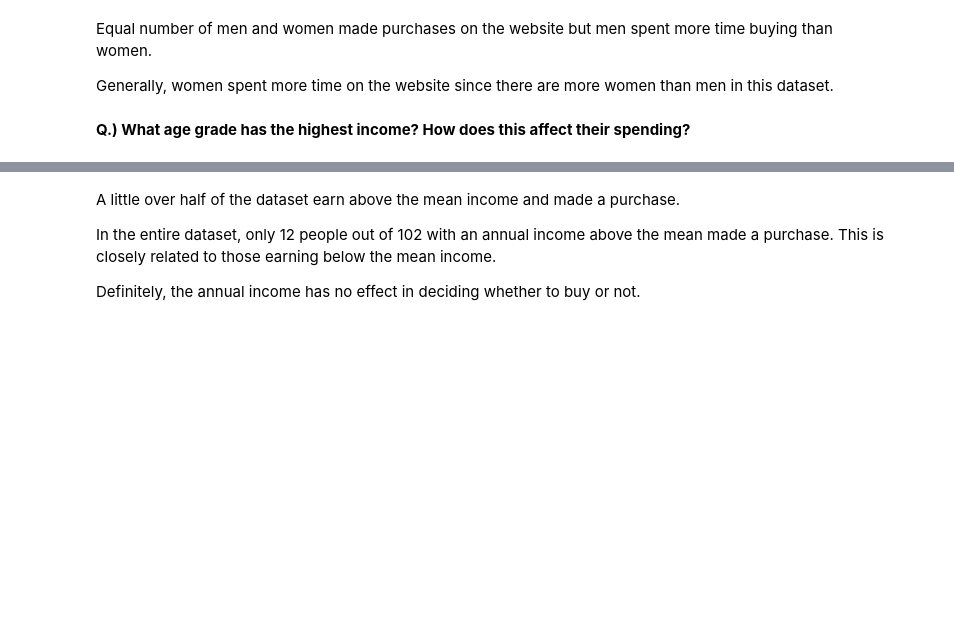
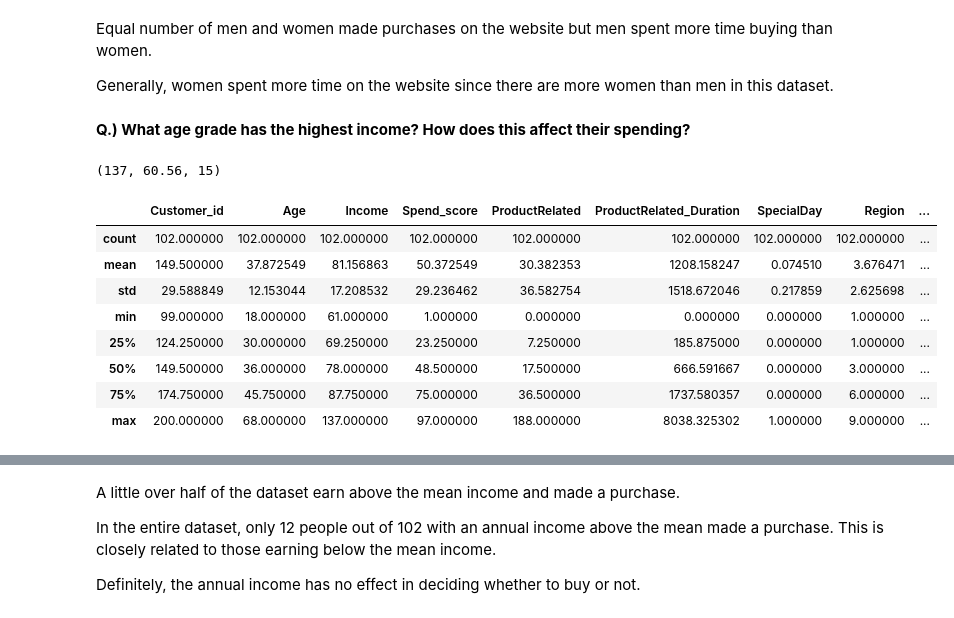
Before and after one commit to Hassanat-Awodipe/Engagement-Analysis-of-a-Shopping-Website, a Jupyter notebook: Analysis_of_an_Online_shopping_data.ipynb, the cells around one changed output, grey strips where cells are left out. Saved outputs shown, nothing was run; the diff lists cells and outputs as text; code cells hidden in the pictures; blank space fills up the shorter version.

```diff
--- a/Analysis_of_an_Online_shopping_data.ipynb
+++ b/Analysis_of_an_Online_shopping_data.ipynb
@@ -537,9 +553,21 @@ Generally, women spent more time on the website since there are more women than
 # %% [markdown]
 **Q.) What age grade has the highest income? How does this affect their spending?**
 # %%
-max(users_data['Annual Income (k$)']), users_data['Annual Income (k$)'].mean(), min(users_data['Annual Income (k$)'])
+max(users_data['Income']), users_data['Income'].mean(), min(users_data['Income'])
+# %% [output]
+(137, 60.56, 15)
 # %%
 #details of users who earned above the mean
-users_data[(users_data['Annual Income (k$)'] >= 60.56)].describe()
+users_data[(users_data['Income'] >= 60.56)].describe()
+# %% [output]
+|  | Customer_id | Age | Income | Spend_score | ProductRelated | ProductRelated_Duration | SpecialDay | Region | ... |
+| count | 102.000000 | 102.000000 | 102.000000 | 102.000000 | 102.000000 | 102.000000 | 102.000000 | 102.000000 | ... |
+| mean | 149.500000 | 37.872549 | 81.156863 | 50.372549 | 30.382353 | 1208.158247 | 0.074510 | 3.676471 | ... |
+| std | 29.588849 | 12.153044 | 17.208532 | 29.236462 | 36.582754 | 1518.672046 | 0.217859 | 2.625698 | ... |
+| min | 99.000000 | 18.000000 | 61.000000 | 1.000000 | 0.000000 | 0.000000 | 0.000000 | 1.000000 | ... |
+| 25% | 124.250000 | 30.000000 | 69.250000 | 23.250000 | 7.250000 | 185.875000 | 0.000000 | 1.000000 | ... |
+| 50% | 149.500000 | 36.000000 | 78.000000 | 48.500000 | 17.500000 | 666.591667 | 0.000000 | 3.000000 | ... |
+| 75% | 174.750000 | 45.750000 | 87.750000 | 75.000000 | 36.500000 | 1737.580357 | 0.000000 | 6.000000 | ... |
+| max | 200.000000 | 68.000000 | 137.000000 | 97.000000 | 188.000000 | 8038.325302 | 1.000000 | 9.000000 | ... |
 # %%
 #details of users who earned above the mean and made a purchase
```
Also changed, not shown: parts of 16 cells of this notebook.
